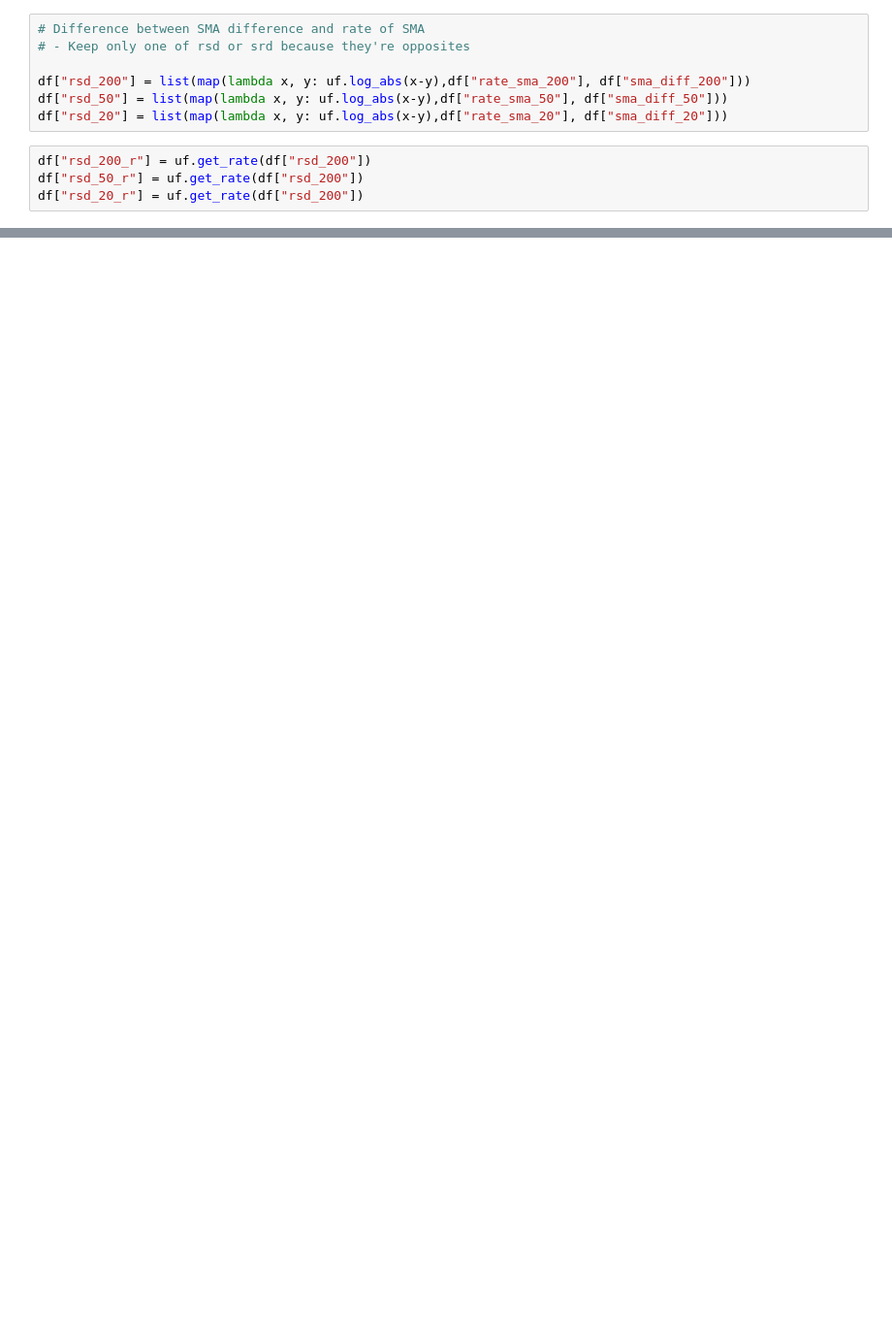
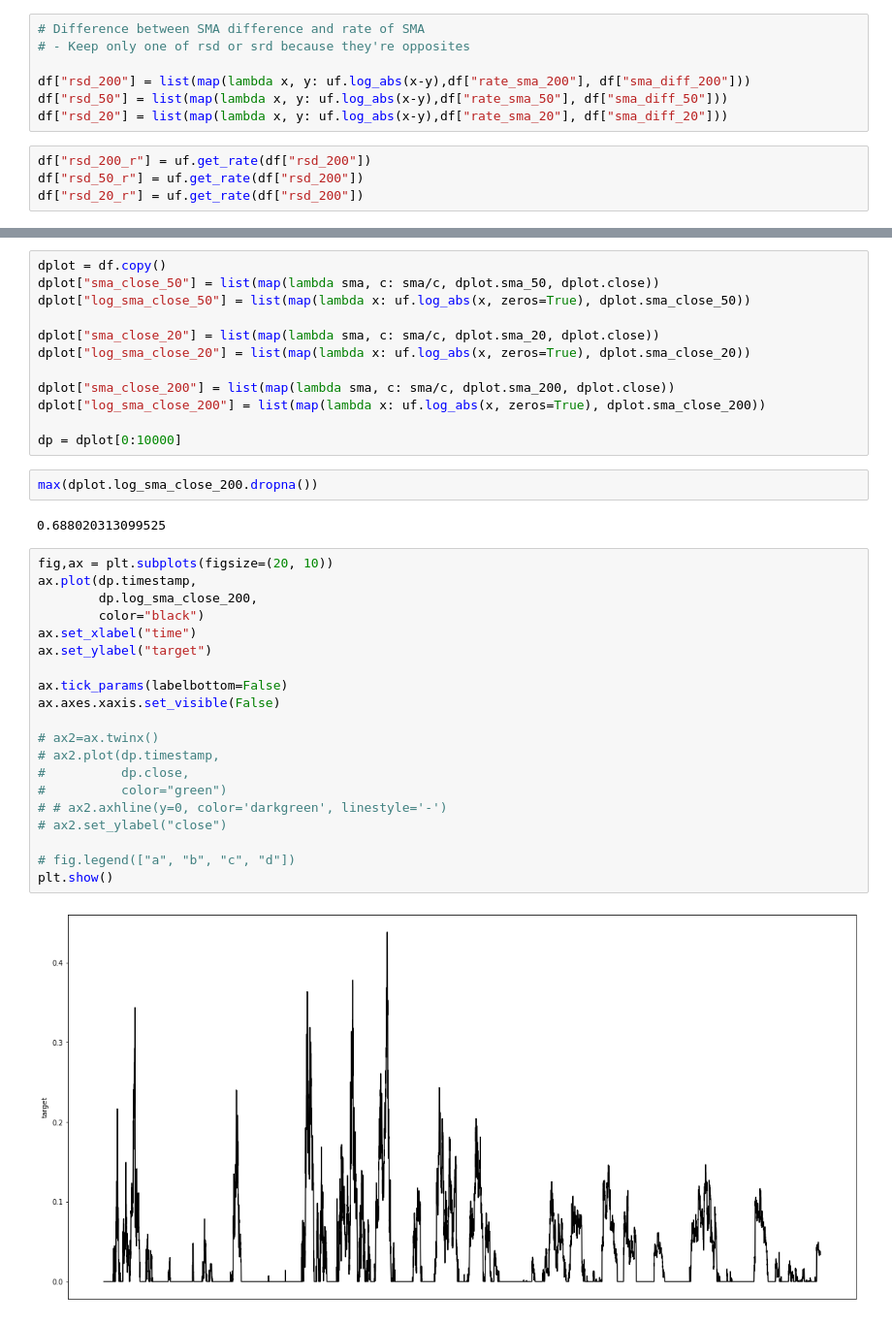
Before and after one commit to sunnymnie/bruh-moments, a Jupyter notebook: crypto/ml-analysis/data-analysis/sma-analysis.ipynb, the cells around one changed output, grey strips where cells are left out. Shown: that part at 97% size. Cells and saved outputs as stored; diff of their text form; blank space fills up the shorter version.

```diff
--- a/crypto/ml-analysis/data-analysis/sma-analysis.ipynb
+++ b/crypto/ml-analysis/data-analysis/sma-analysis.ipynb
@@ -157,0 +204,38 @@ plt.show()
+# %%
+dplot = df.copy()
+dplot["sma_close_50"] = list(map(lambda sma, c: sma/c, dplot.sma_50, dplot.close))
+dplot["log_sma_close_50"] = list(map(lambda x: uf.log_abs(x, zeros=True), dplot.sma_close_50))
+
+dplot["sma_close_20"] = list(map(lambda sma, c: sma/c, dplot.sma_20, dplot.close))
+dplot["log_sma_close_20"] = list(map(lambda x: uf.log_abs(x, zeros=True), dplot.sma_close_20))
+
+dplot["sma_close_200"] = list(map(lambda sma, c: sma/c, dplot.sma_200, dplot.close))
+dplot["log_sma_close_200"] = list(map(lambda x: uf.log_abs(x, zeros=True), dplot.sma_close_200))
+
+dp = dplot[0:10000]
+# %%
+max(dplot.log_sma_close_200.dropna())
+# %% [output]
+0.688020313099525
+# %%
+fig,ax = plt.subplots(figsize=(20, 10))
+ax.plot(dp.timestamp,
+        dp.log_sma_close_200,
+        color="black")
+ax.set_xlabel("time")
+ax.set_ylabel("target")
+
+ax.tick_params(labelbottom=False)
+ax.axes.xaxis.set_visible(False)
+
+# ax2=ax.twinx()
+# ax2.plot(dp.timestamp,
+#          dp.close,
+#          color="green")
+# # ax2.axhline(y=0, color='darkgreen', linestyle='-')
+# ax2.set_ylabel("close")
+
+# fig.legend(["a", "b", "c", "d"])
+plt.show()
+# %% [output]
+[figure, added]
```
Also changed, not shown: parts of 26 cells of this notebook, 3 other files.
